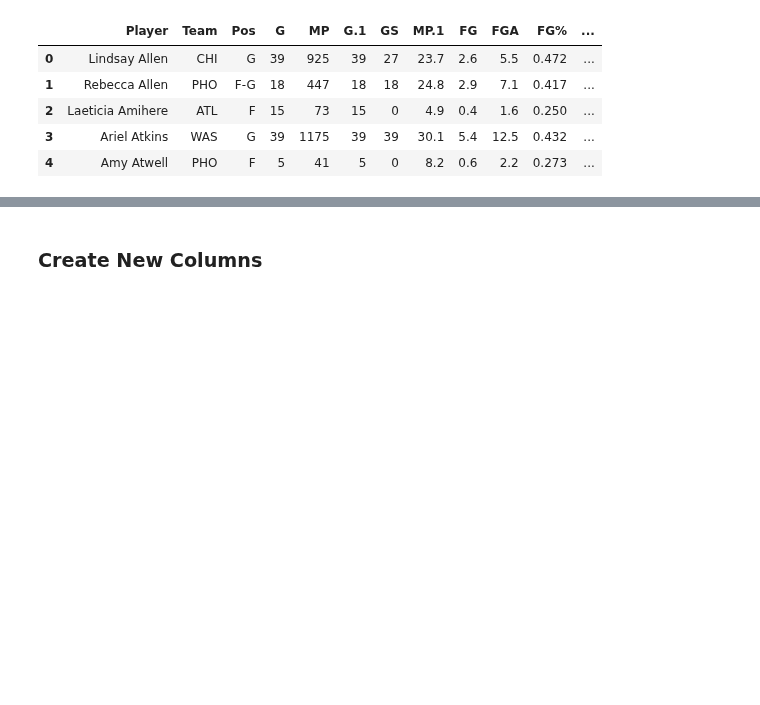
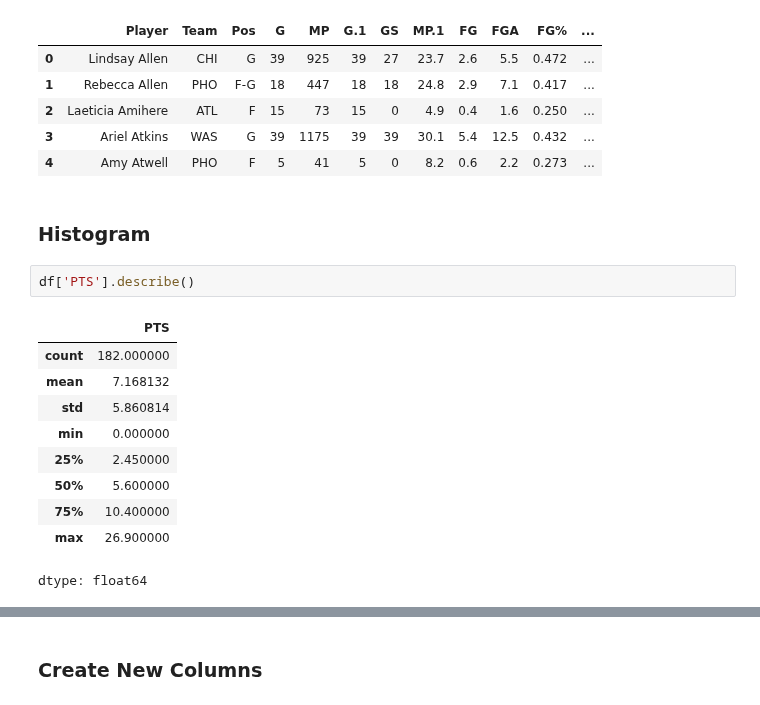
Before and after one commit to pharringtonp19/business-analytics, a Jupyter notebook: notebooks/statistical_inference_three.ipynb, the cells around one changed output, grey strips where cells are left out. Saved outputs shown, nothing was run; the diff lists cells and outputs as text; blank space fills up the shorter version.

```diff
--- a/notebooks/statistical_inference_three.ipynb
+++ b/notebooks/statistical_inference_three.ipynb
@@ -33,3 +33,18 @@ df.head()
 | 2 | Laeticia Amihere | ATL | F | 15 | 73 | 15 | 0 | 4.9 | 0.4 | 1.6 | 0.250 | ... |
 | 3 | Ariel Atkins | WAS | G | 39 | 1175 | 39 | 39 | 30.1 | 5.4 | 12.5 | 0.432 | ... |
 | 4 | Amy Atwell | PHO | F | 5 | 41 | 5 | 0 | 8.2 | 0.6 | 2.2 | 0.273 | ... |
+# %% [markdown]
+### **Histogram**
+# %%
+df['PTS'].describe()
+# %% [output]
+|  | PTS |
+| count | 182.000000 |
+| mean | 7.168132 |
+| std | 5.860814 |
+| min | 0.000000 |
+| 25% | 2.450000 |
+| 50% | 5.600000 |
+| 75% | 10.400000 |
+| max | 26.900000 |
+dtype: float64
```
Also changed, not shown: parts of 3 cells of this notebook.
